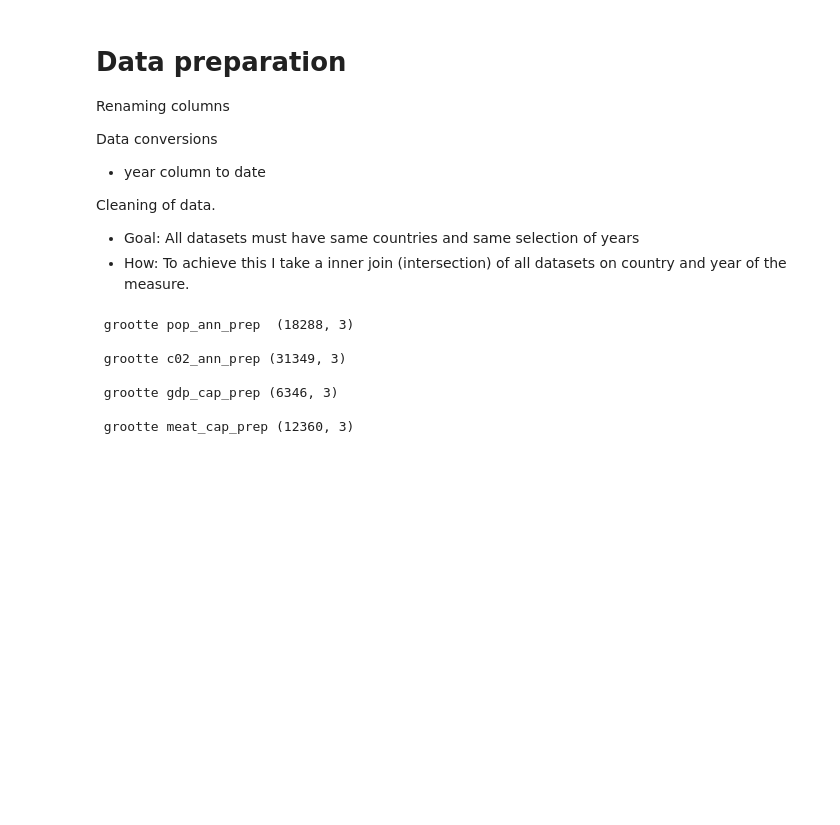
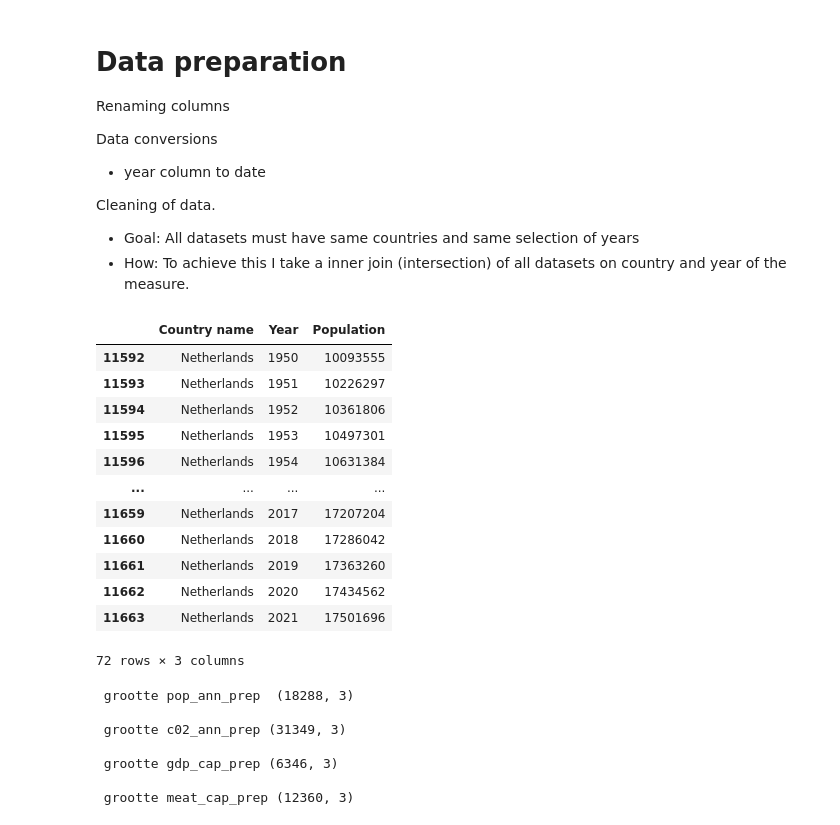
Before and after one commit to ayuksekdag/winacademy_python_dna, a Jupyter notebook: final_assignment/final_co2Project.ipynb, the cells around one changed output. Cells and saved outputs as stored; diff of their text form; code cells hidden in the pictures; blank space fills up the shorter version.

```diff
--- a/final_assignment/final_co2Project.ipynb
+++ b/final_assignment/final_co2Project.ipynb
@@ -87,6 +87,22 @@ pop_ann_prep = pop_ann_raw[['Country name','Year','Population']].copy()
 c02_ann_prep = c02_ann_raw[['Entity','Year','Annual CO₂ emissions']].copy()
 gdp_cap_prep = gdp_cap_raw[['Entity','Year','GDP per capita, PPP (constant 2017 international $)']].copy()
 meat_cap_prep = meat_cap_raw[['Entity','Year','Meat, total | 00002943 || Food available for consumption | 0645pc || kilograms per year per capita']].copy()
+# %%
+pop_ann_prep[pop_ann_prep['Country name']=='Netherlands']
+# %% [output]
+|  | Country name | Year | Population |
+| 11592 | Netherlands | 1950 | 10093555 |
+| 11593 | Netherlands | 1951 | 10226297 |
+| 11594 | Netherlands | 1952 | 10361806 |
+| 11595 | Netherlands | 1953 | 10497301 |
+| 11596 | Netherlands | 1954 | 10631384 |
+| ... | ... | ... | ... |
+| 11659 | Netherlands | 2017 | 17207204 |
+| 11660 | Netherlands | 2018 | 17286042 |
+| 11661 | Netherlands | 2019 | 17363260 |
+| 11662 | Netherlands | 2020 | 17434562 |
+| 11663 | Netherlands | 2021 | 17501696 |
+72 rows × 3 columns
 # %%
 #rename long column names with spaces and special characters
 pop_ann_prep.rename(columns={'Country name': 'Country'}, inplace=True)
```
Also changed, not shown: parts of 8 cells of this notebook.
